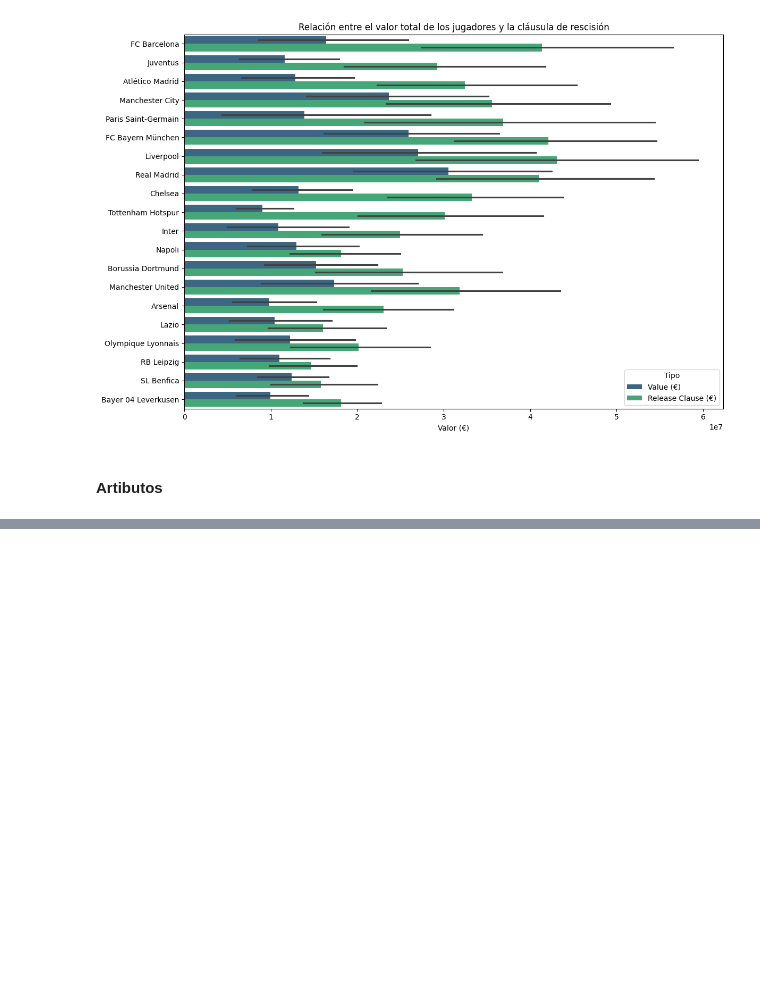
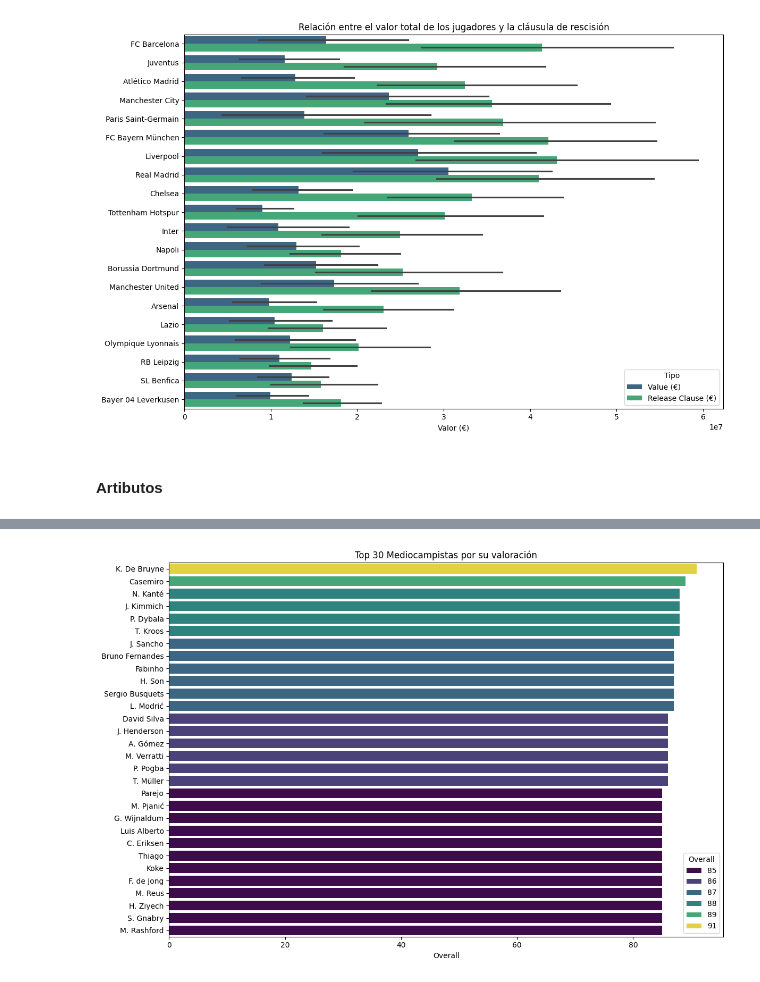
Before and after one commit to Tomaslopera/Fifa_Analysis, a Jupyter notebook: fifa21_analysis.ipynb, the cells around one changed output, grey strips where cells are left out. Drawn from its saved outputs; the diff is of its cells as text; code cells hidden in the pictures; blank space fills up the shorter version.

```diff
--- a/fifa21_analysis.ipynb
+++ b/fifa21_analysis.ipynb
@@ -566,0 +569,13 @@ plt.show()
+# %%
+df_mediocampistas = df[df['Best Position'].str.contains('CM|CDM|CAM|RM|LM')]
+top30_mediocampistas = df_mediocampistas.sort_values(by='Overall', ascending=False).head(30)
+
+plt.figure(figsize=(12, 8))
+sns.barplot(data=top30_mediocampistas, x='Overall', y='Name', palette='viridis', hue='Overall')
+plt.title('Top 30 Mediocampistas por su valoración')
+plt.xlabel('Overall')
+plt.ylabel('')
+plt.tight_layout()
+plt.show()
+# %% [output]
+[figure, added]
```
Also changed, not shown: parts of 8 cells of this notebook, 9 other files.
